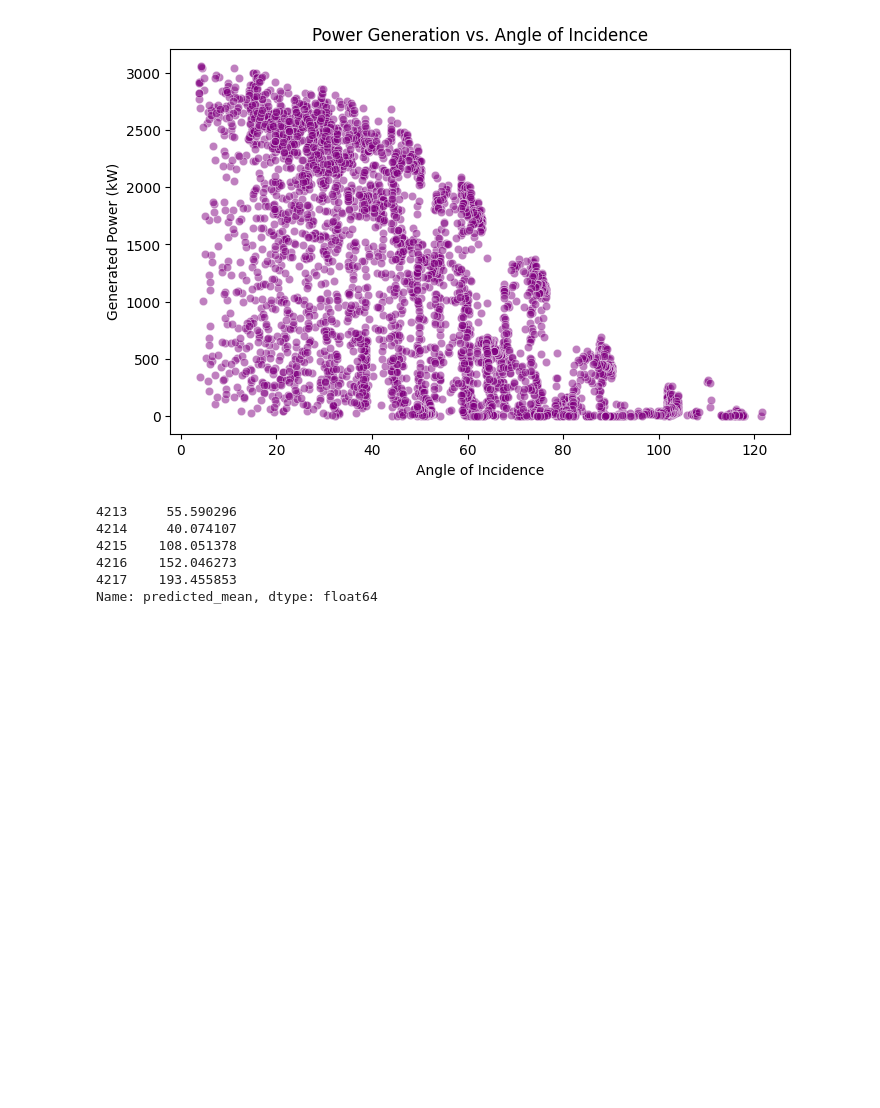
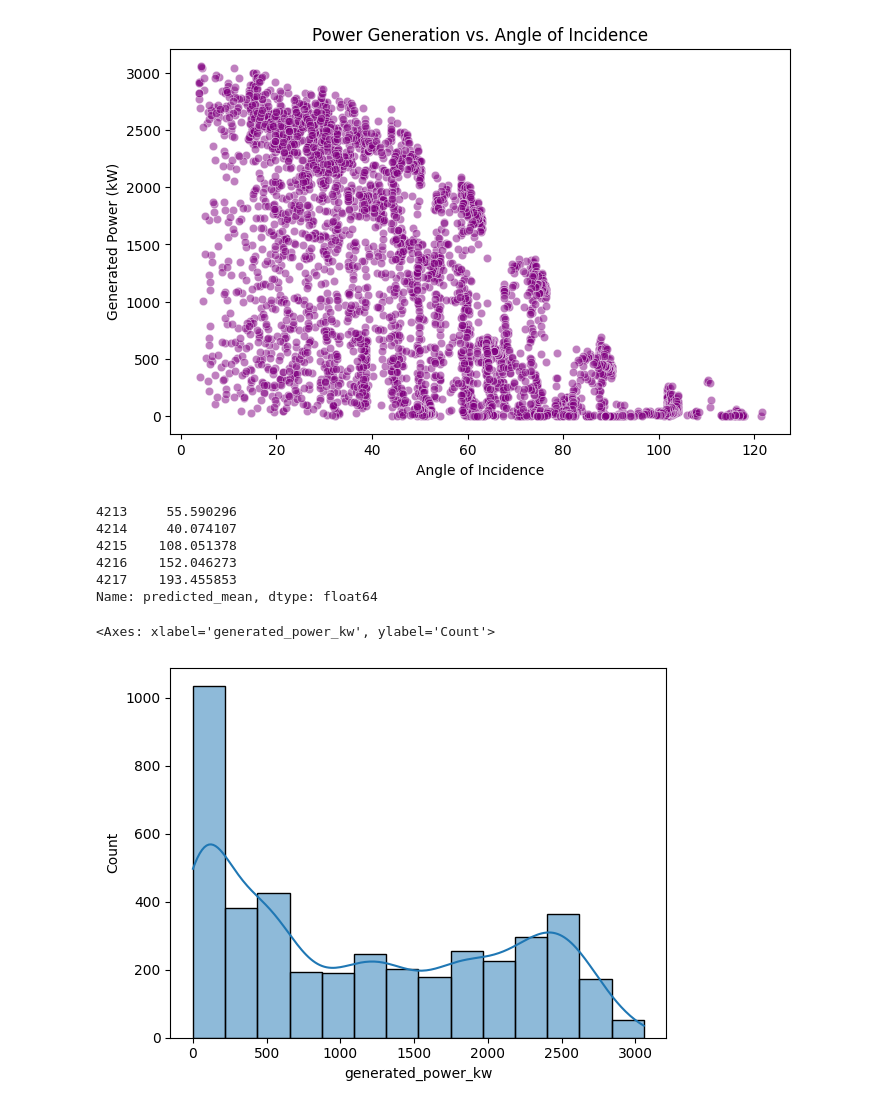
Before and after one commit to dhruvinhet/Week1, a Jupyter notebook: solarpowerprediction.ipynb, the cells around one changed output. Saved outputs shown, nothing was run; the diff lists cells and outputs as text; code cells hidden in the pictures; blank space fills up the shorter version.

```diff
--- a/solarpowerprediction.ipynb
+++ b/solarpowerprediction.ipynb
@@ -245,3 +246,8 @@ print(forecast)
 4216    152.046273
 4217    193.455853
 Name: predicted_mean, dtype: float64
+# %%
+sns.histplot(df['generated_power_kw'], kde = True)
+# %% [output]
+<Axes: xlabel='generated_power_kw', ylabel='Count'>
+[figure, added]
```
Also changed, not shown: parts of 20 cells of this notebook.
